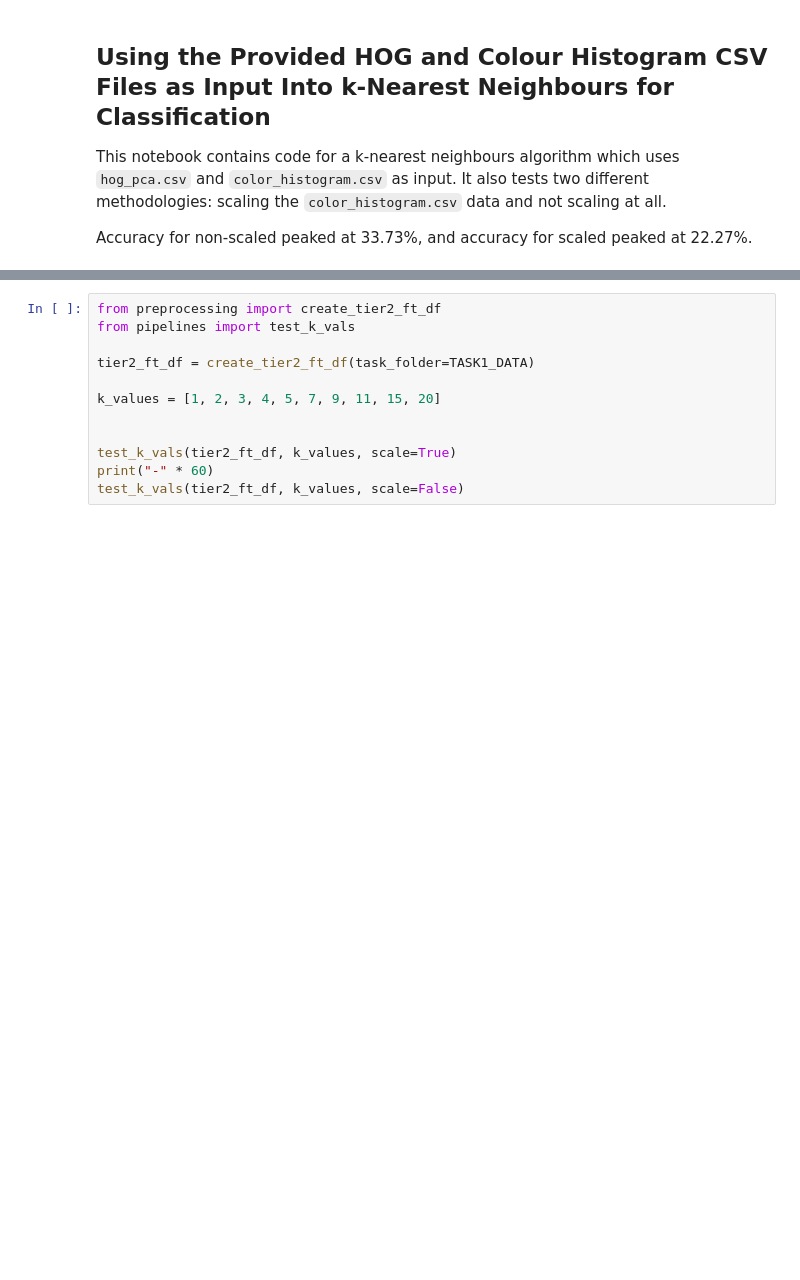
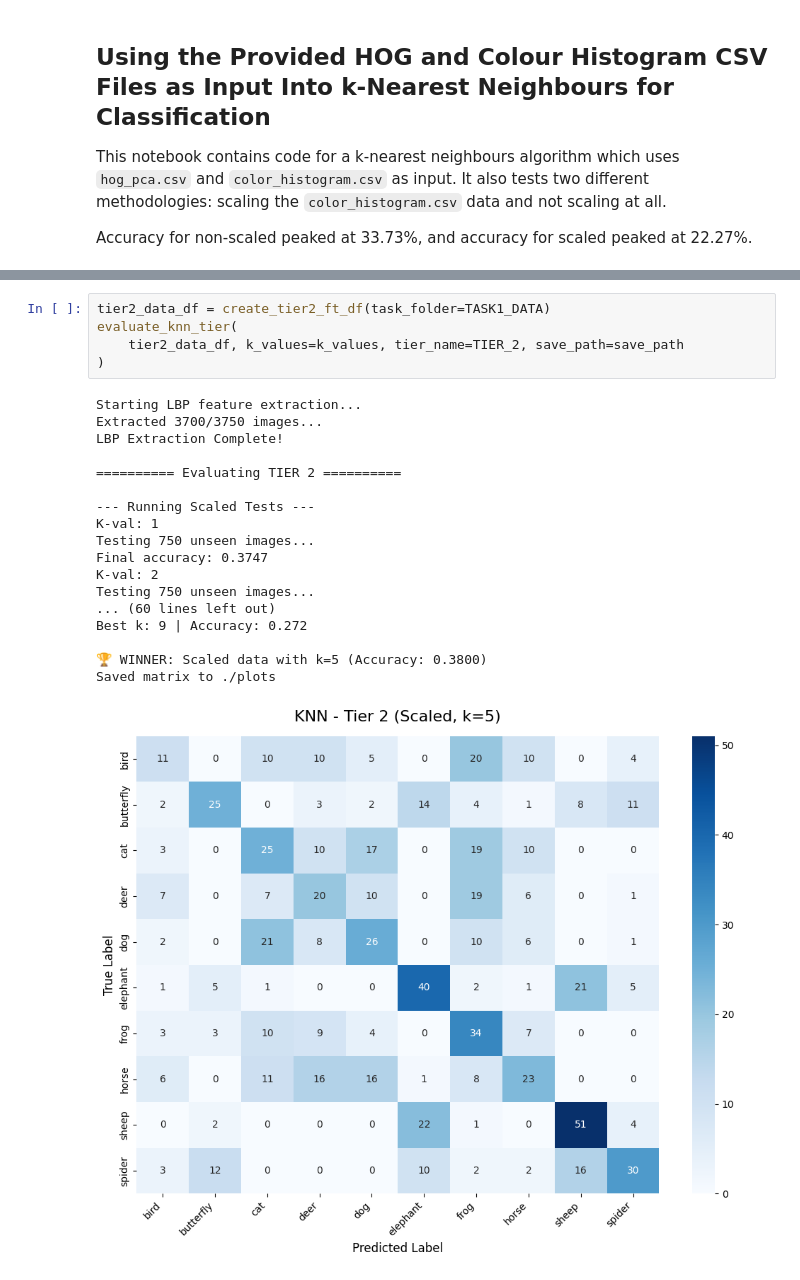
Before and after one commit to lricketson/comp30027-assmt-2, a Jupyter notebook: 01_kNN.ipynb, the cells around one changed output, grey strips where cells are left out. Drawn from its saved outputs; the diff is of its cells as text; blank space fills up the shorter version.

```diff
--- a/01_kNN.ipynb
+++ b/01_kNN.ipynb
@@ -27,13 +39,25 @@ best_k, best_accuracy, best_y_val, best_predictions = test_k_vals(
 # %%
-from preprocessing import create_tier2_ft_df
-from pipelines import test_k_vals
-
-tier2_ft_df = create_tier2_ft_df(task_folder=TASK1_DATA)
-
-k_values = [1, 2, 3, 4, 5, 7, 9, 11, 15, 20]
-
-
-test_k_vals(tier2_ft_df, k_values, scale=True)
-print("-" * 60)
-test_k_vals(tier2_ft_df, k_values, scale=False)
+tier2_data_df = create_tier2_ft_df(task_folder=TASK1_DATA)
+evaluate_knn_tier(
+    tier2_data_df, k_values=k_values, tier_name=TIER_2, save_path=save_path
+)
+# %% [output]
+Starting LBP feature extraction...
+Extracted 3700/3750 images...
+LBP Extraction Complete!
+
+========== Evaluating TIER 2 ==========
+
+--- Running Scaled Tests ---
+K-val: 1
+Testing 750 unseen images...
+Final accuracy: 0.3747
+K-val: 2
+Testing 750 unseen images...
+... (60 lines left out)
+Best k: 9 | Accuracy: 0.272
+
+🏆 WINNER: Scaled data with k=5 (Accuracy: 0.3800)
+Saved matrix to ./plots
+[figure, added]
 # %%
```
Also changed, not shown: parts of 3 cells of this notebook, 7 other files.
